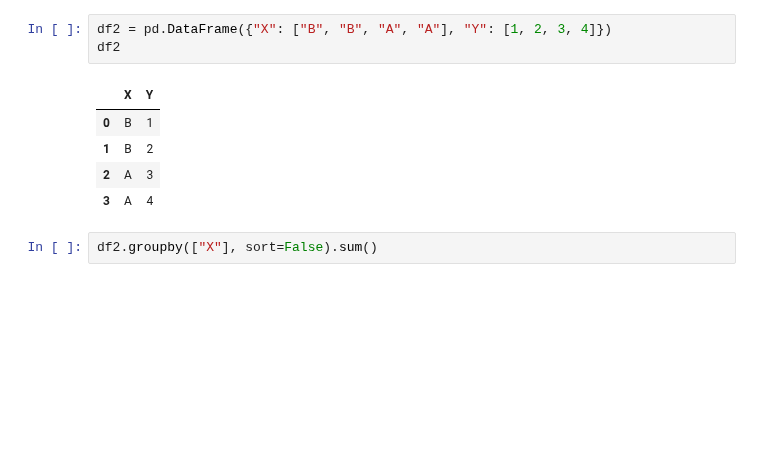
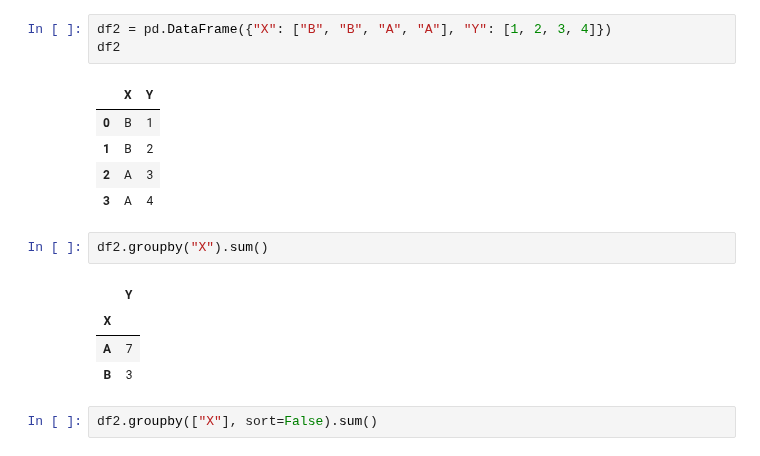
Before and after one commit to Toeysamm/2-64-NIDA-DADS5001, a Jupyter notebook: 03_Grouping/Week4_groupby.ipynb, the cells around one changed output. Saved outputs shown, nothing was run; the diff lists cells and outputs as text; blank space fills up the shorter version.

```diff
--- a/03_Grouping/Week4_groupby.ipynb
+++ b/03_Grouping/Week4_groupby.ipynb
@@ -80,6 +87,13 @@ df2
 | 1 | B | 2 |
 | 2 | A | 3 |
 | 3 | A | 4 |
+# %%
+df2.groupby("X").sum()
+# %% [output]
+|  | Y |
+| X |  |
+| A | 7 |
+| B | 3 |
 # %%
 df2.groupby(["X"], sort=False).sum()
 # %% [output]
```
Also changed, not shown: parts of 16 cells of this notebook.
